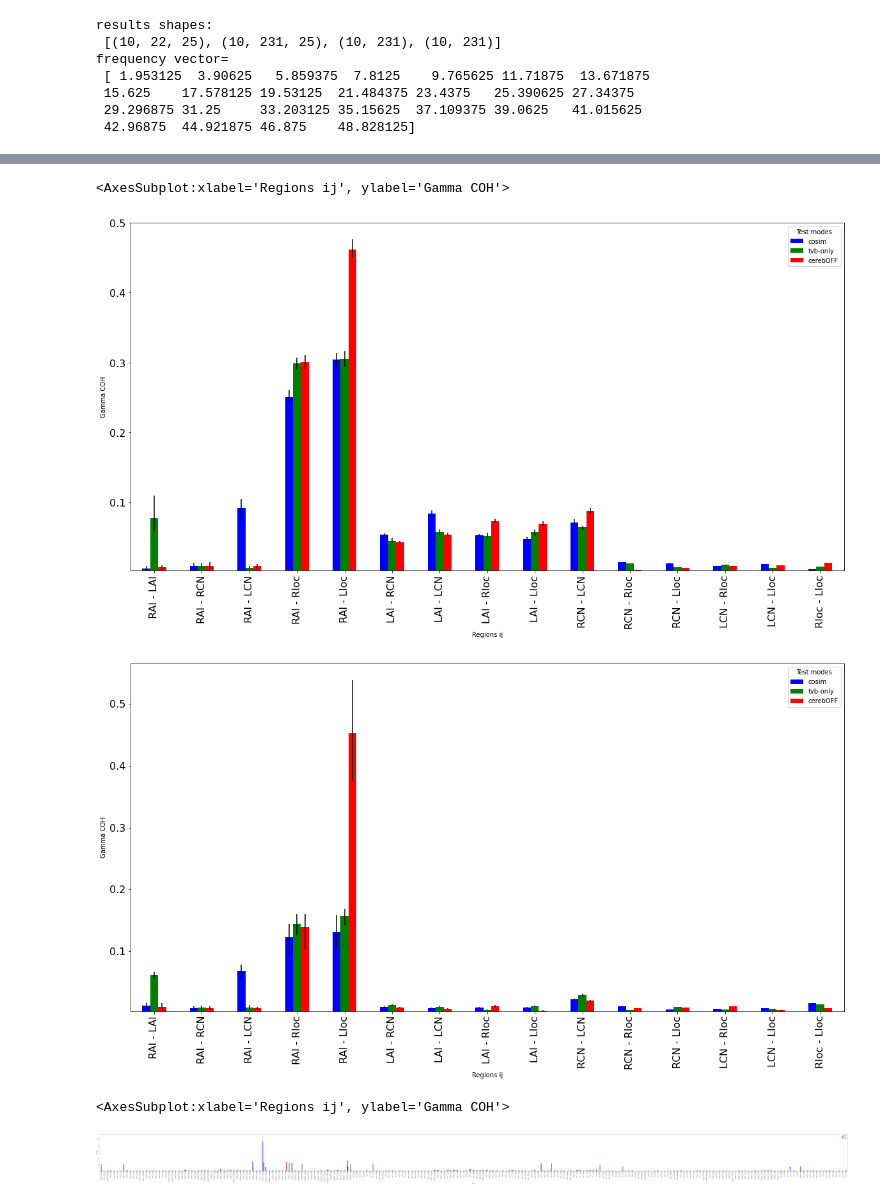
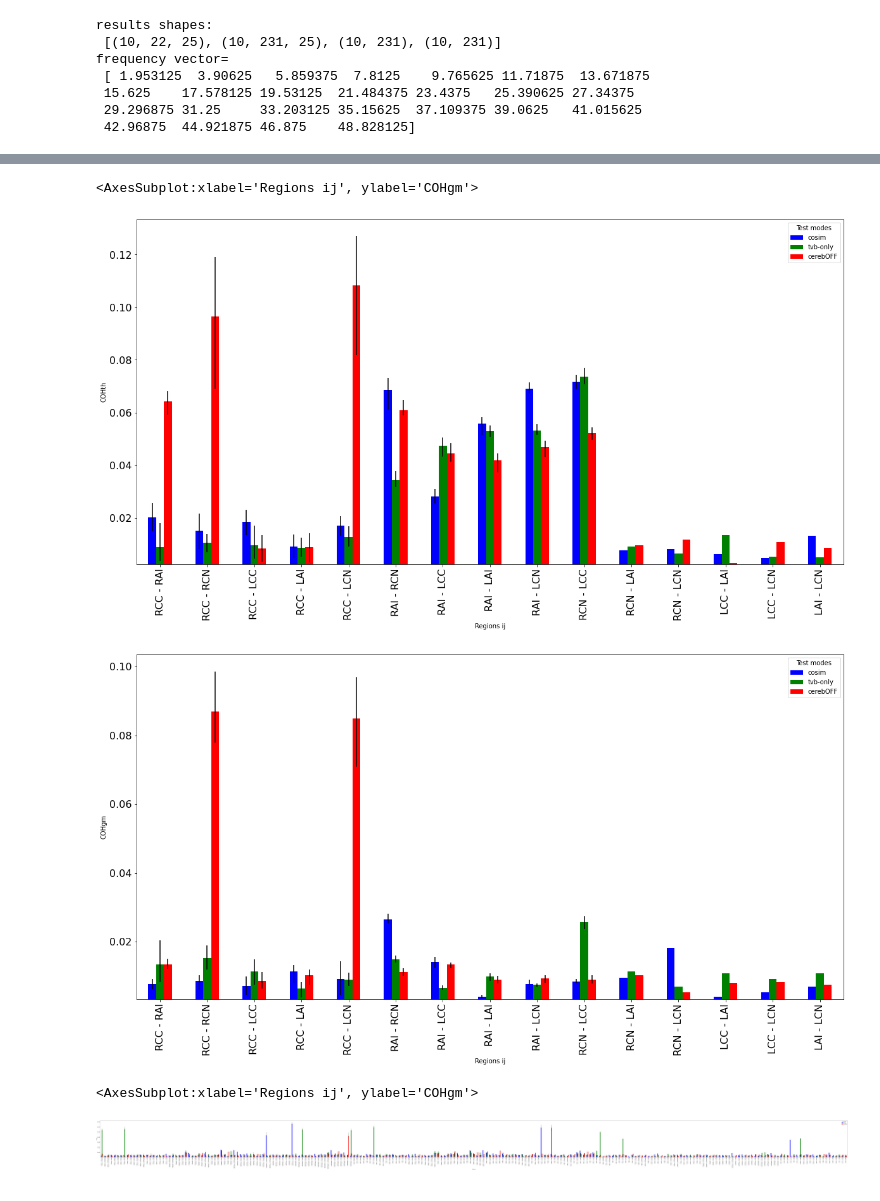
Before and after one commit to virtual-twin/tvb-multiscale-rising-net, a Jupyter notebook: rising_net/working_files/cosim_run_plot.ipynb, the cells around one changed output, grey strips where cells are left out. Saved outputs shown, nothing was run; the diff lists cells and outputs as text; code cells hidden in the pictures.

Commit message:
Ongoing work on cosim_run_plot.ipynb

```diff
--- a/rising_net/working_files/cosim_run_plot.ipynb
+++ b/rising_net/working_files/cosim_run_plot.ipynb
@@ -333,10 +243,11 @@ from rising_net.plot_utils import *
 BASEPATH = "/home/docker/packages/tvb-multiscale/rising_net/working_files/outputs"
 
 # Task related regions' indices:
+inds["taskcereb"] = np.sort(np.concatenate([inds['ansilob'], inds['cereb_nuclei'], inds['cereb_crtx']]))
 TASKINDS = np.sort(np.concatenate([inds["m1"], inds["s1brl"],
                                    inds["m1thal"], inds["s1brlthal"],
                                    inds["trigeminal"], inds["ponsmotor"], inds["ponssens"],
-                                   inds["cereb"]]))
+                                   inds['taskcereb']]))
 # Task related regions' labels:
 REGION_LABELS = connectivity.region_labels[TASKINDS]
 # Task related regions' abreviated labels:
@@ -357,7 +268,7 @@ for test_name in ["cosim", "tvb-only", "cerebOFF"]:
     Cs = []
     CsTheta = []
     CsGamma = []
-    for path in glob.glob(BASEPATH + "/results*%s*/res" % test_name):
+    for path in glob.glob(BASEPATH + "/results*_%s_*/res" % test_name):
         resultsfile = os.path.join(path, "source_ts.pkl")
         with open(resultsfile, 'rb') as handle:
             source_ts = pickle.load(handle)  # to load results
@@ -442,13 +353,13 @@ barplots(inds["m1s1brl"], "COHgm", results, figsize=config.figures.DEFAULT_SIZE,
 # %%
-barplots(inds["cereb"], "COHth", results, figsize=config.figures.DEFAULT_SIZE, fontsize=16, color=["b", "g", "r"])
-barplots(inds["cereb"], "COHgm", results, figsize=config.figures.DEFAULT_SIZE, fontsize=16, color=["b", "g", "r"])
+barplots(inds["taskcereb"], "COHth", results, figsize=config.figures.DEFAULT_SIZE, fontsize=16, color=["b", "g", "r"])
+barplots(inds["taskcereb"], "COHgm", results, figsize=config.figures.DEFAULT_SIZE, fontsize=16, color=["b", "g", "r"])
 # %% [output]
-<AxesSubplot:xlabel='Regions ij', ylabel='Gamma COH'>
+<AxesSubplot:xlabel='Regions ij', ylabel='COHgm'>
-[figure, old version]
+[figure, new version]
-[figure, old version]
+[figure, new version]
 # %%
 thisfigsize = [config.figures.DEFAULT_SIZE[0]*10, config.figures.DEFAULT_SIZE[1]]
 barplots(results["inds"], "COHgm", results, figsize=thisfigsize, fontsize=16, color=["b", "g", "r"])
 # %% [output]
-<AxesSubplot:xlabel='Regions ij', ylabel='Gamma COH'>
+<AxesSubplot:xlabel='Regions ij', ylabel='COHgm'>
-[figure, old version]
+[figure, new version]
```
Also changed, not shown: parts of 6 cells of this notebook.
